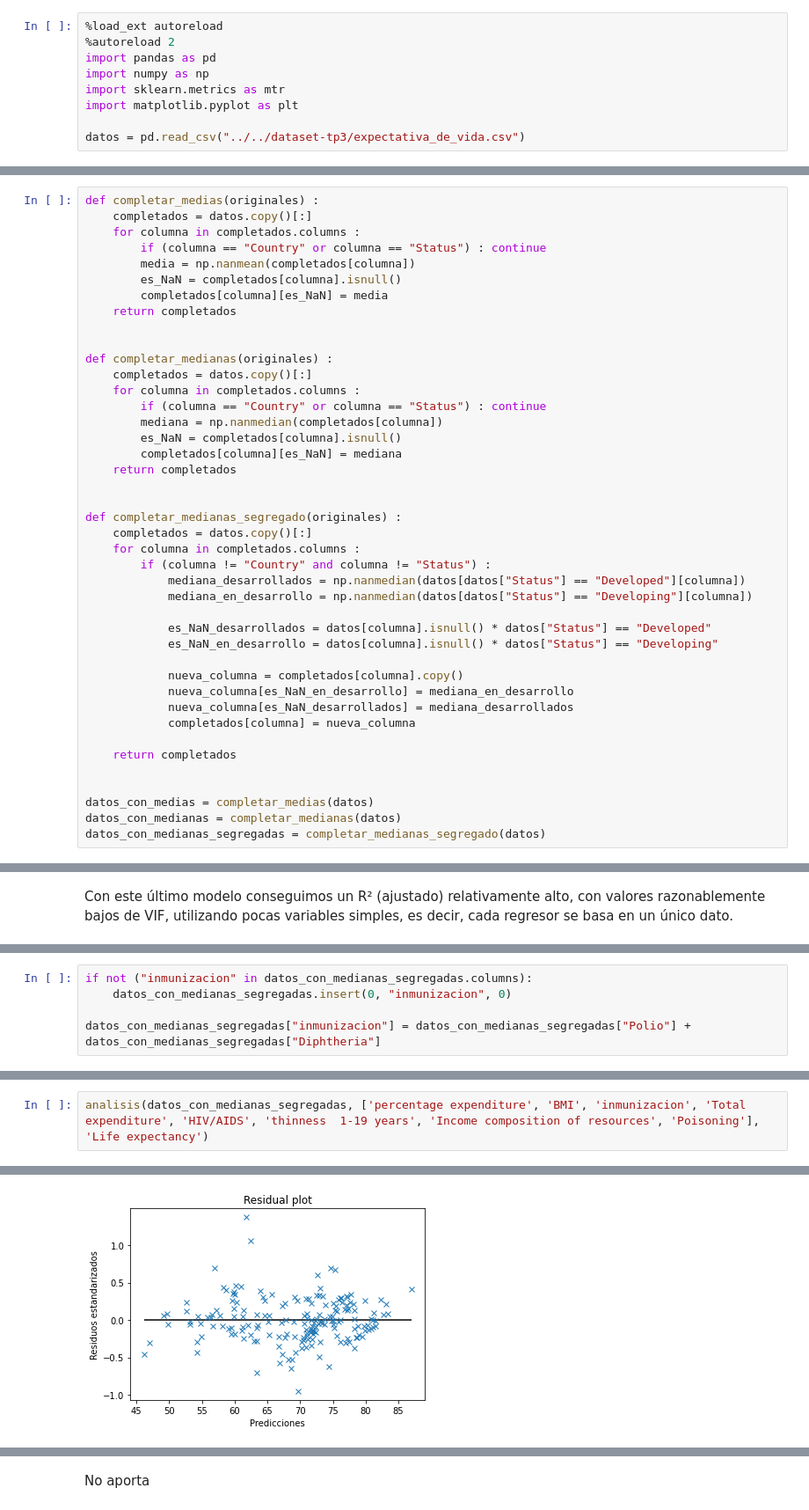
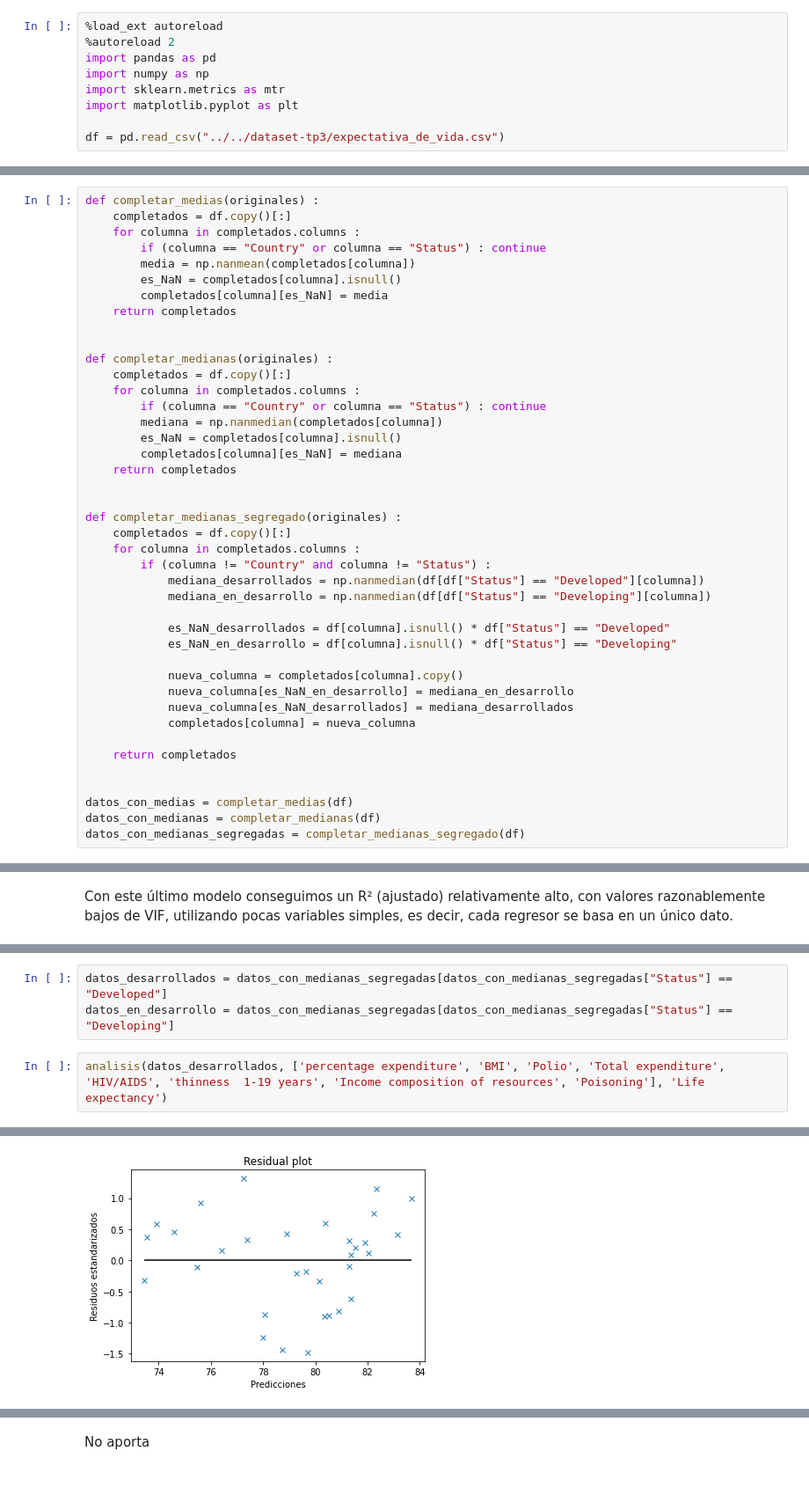
Before and after one commit to facutotaro/metnum-tp3, a Jupyter notebook: cml-y-modelado/notebooks/analisis_chido.ipynb, the cells around one changed output, grey strips where cells are left out. Shown at 88% size. Saved outputs shown, nothing was run; the diff lists cells and outputs as text; blank space fills up the shorter version.

Commit message:
BMI insano e intento de separar por status

```diff
--- a/cml-y-modelado/notebooks/analisis_chido.ipynb
+++ b/cml-y-modelado/notebooks/analisis_chido.ipynb
@@ -43,4 +43,4 @@ import numpy as np
 import sklearn.metrics as mtr
 import matplotlib.pyplot as plt
 
-datos = pd.read_csv("../../dataset-tp3/expectativa_de_vida.csv")
+df = pd.read_csv("../../dataset-tp3/expectativa_de_vida.csv")
@@ -211,7 +206,7 @@ ESTA TERCERA OPCIÓN NO ES VIABLE PORQUE LOS DATOS CORRELACIONADOS FALTAN EN TOD
 4ta opcion: reemplazar por la mediana de los países con el mismo nivel de desarrollo
 # %%
 def completar_medias(originales) :
-    completados = datos.copy()[:]
+    completados = df.copy()[:]
     for columna in completados.columns :
         if (columna == "Country" or columna == "Status") : continue
         media = np.nanmean(completados[columna])
@@ -221,7 +216,7 @@ def completar_medias(originales) :
 
 
 def completar_medianas(originales) :
-    completados = datos.copy()[:]
+    completados = df.copy()[:]
     for columna in completados.columns :
         if (columna == "Country" or columna == "Status") : continue
         mediana = np.nanmedian(completados[columna])
@@ -231,14 +226,14 @@ def completar_medianas(originales) :
 
 
 def completar_medianas_segregado(originales) :
-    completados = datos.copy()[:]
+    completados = df.copy()[:]
     for columna in completados.columns :
         if (columna != "Country" and columna != "Status") :
-            mediana_desarrollados = np.nanmedian(datos[datos["Status"] == "Developed"][columna])
-            mediana_en_desarrollo = np.nanmedian(datos[datos["Status"] == "Developing"][columna])
+            mediana_desarrollados = np.nanmedian(df[df["Status"] == "Developed"][columna])
+            mediana_en_desarrollo = np.nanmedian(df[df["Status"] == "Developing"][columna])
 
-            es_NaN_desarrollados = datos[columna].isnull() * datos["Status"] == "Developed"
-            es_NaN_en_desarrollo = datos[columna].isnull() * datos["Status"] == "Developing"
+            es_NaN_desarrollados = df[columna].isnull() * df["Status"] == "Developed"
+            es_NaN_en_desarrollo = df[columna].isnull() * df["Status"] == "Developing"
 
             nueva_columna = completados[columna].copy()
             nueva_columna[es_NaN_en_desarrollo] = mediana_en_desarrollo
@@ -248,8 +243,8 @@ def completar_medianas_segregado(originales) :
     return completados
 
 
-datos_con_medias = completar_medias(datos)
-datos_con_medianas = completar_medianas(datos)
-datos_con_medianas_segregadas = completar_medianas_segregado(datos)
+datos_con_medias = completar_medias(df)
+datos_con_medianas = completar_medianas(df)
+datos_con_medianas_segregadas = completar_medianas_segregado(df)
 # %%
 # Estaban así
@@ -864,5 +852,0 @@ Probamos: "Polio + Diphtheria", "Polio + Hepatitis B" y "Polio + Diphtheria + He
-# %%
-if not ("inmunizacion" in datos_con_medianas_segregadas.columns):
-    datos_con_medianas_segregadas.insert(0, "inmunizacion", 0)
-
-datos_con_medianas_segregadas["inmunizacion"] = datos_con_medianas_segregadas["Polio"] + datos_con_medianas_segregadas["Diphtheria"]
@@ -869,3 +855,6 @@ datos_con_medianas_segregadas["inmunizacion"] = datos_con_medianas_segregadas["P
+# %%
+datos_desarrollados = datos_con_medianas_segregadas[datos_con_medianas_segregadas["Status"] == "Developed"]
+datos_en_desarrollo = datos_con_medianas_segregadas[datos_con_medianas_segregadas["Status"] == "Developing"]
 # %%
-analisis(datos_con_medianas_segregadas, ['percentage expenditure', 'BMI', 'inmunizacion', 'Total expenditure', 'HIV/AIDS', 'thinness  1-19 years', 'Income composition of resources', 'Poisoning'], 'Life expectancy')
+analisis(datos_desarrollados, ['percentage expenditure', 'BMI', 'Polio', 'Total expenditure', 'HIV/AIDS', 'thinness  1-19 years', 'Income composition of resources', 'Poisoning'], 'Life expectancy')
 # %% [output]
@@ -890,2 +879,2 @@ COOK:
-[figure, old version]
+[figure, new version]
 --------------------------------------------------------------------------------------------------------------------------------
```
Also changed, not shown: parts of 30 cells of this notebook.
